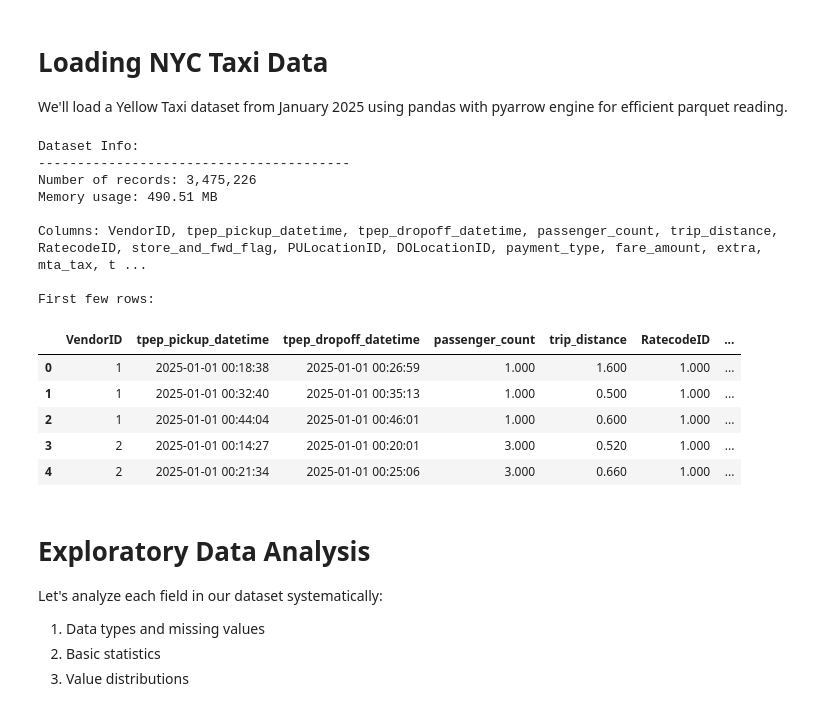
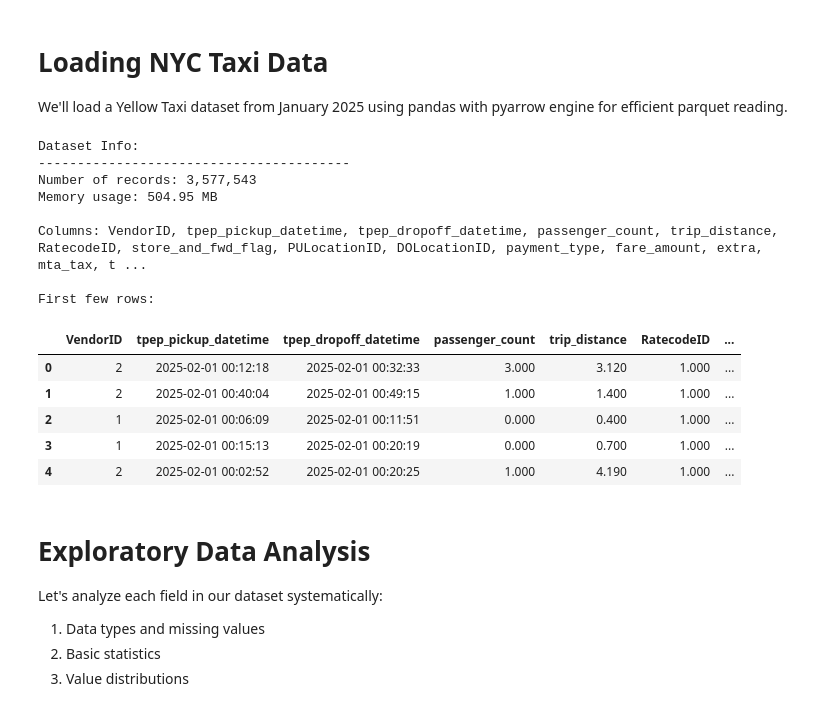
Before and after one commit to kosmobiker/taxi-analytics, a Jupyter notebook: notebooks/playground.ipynb, the cells around one changed output. Saved outputs shown, nothing was run; the diff lists cells and outputs as text; code cells hidden in the pictures.

```diff
--- a/notebooks/playground.ipynb
+++ b/notebooks/playground.ipynb
@@ -15,40 +15,40 @@ We'll load a Yellow Taxi dataset from January 2025 using pandas with pyarrow eng
 # %%
 # Set up the file path
 data_dir = Path("../data")
-file_path = data_dir / "yellow_tripdata_2025-01.parquet"
+file_path = data_dir / "yellow_tripdata_2025-02.parquet"
 
 # Read the parquet file
 try:
     df = pd.read_parquet(file_path)
 
     # Display basic information about the dataset
     print("Dataset Info:")
     print("-" * 40)
     print(f"Number of records: {len(df):,}")
     print(f"Memory usage: {df.memory_usage().sum() / 1024**2:.2f} MB")
     print(f"\nColumns: {', '.join(df.columns)}")
     print("\nFirst few rows:")
     display(df.head())
 
 except FileNotFoundError:
     print(f"Error: File not found at {file_path}")
 except Exception as e:
     print(f"Error loading the file: {str(e)}")
 # %% [output]
 Dataset Info:
 ----------------------------------------
-Number of records: 3,475,226
-Memory usage: 490.51 MB
+Number of records: 3,577,543
+Memory usage: 504.95 MB
 
 Columns: VendorID, tpep_pickup_datetime, tpep_dropoff_datetime, passenger_count, trip_distance, RatecodeID, store_and_fwd_flag, PULocationID, DOLocationID, payment_type, fare_amount, extra, mta_tax, t ...
 
 First few rows:
 |  | VendorID | tpep_pickup_datetime | tpep_dropoff_datetime | passenger_count | trip_distance | RatecodeID | ... |
-| 0 | 1 | 2025-01-01 00:18:38 | 2025-01-01 00:26:59 | 1.000 | 1.600 | 1.000 | ... |
-| 1 | 1 | 2025-01-01 00:32:40 | 2025-01-01 00:35:13 | 1.000 | 0.500 | 1.000 | ... |
-| 2 | 1 | 2025-01-01 00:44:04 | 2025-01-01 00:46:01 | 1.000 | 0.600 | 1.000 | ... |
-| 3 | 2 | 2025-01-01 00:14:27 | 2025-01-01 00:20:01 | 3.000 | 0.520 | 1.000 | ... |
-| 4 | 2 | 2025-01-01 00:21:34 | 2025-01-01 00:25:06 | 3.000 | 0.660 | 1.000 | ... |
+| 0 | 2 | 2025-02-01 00:12:18 | 2025-02-01 00:32:33 | 3.000 | 3.120 | 1.000 | ... |
+| 1 | 2 | 2025-02-01 00:40:04 | 2025-02-01 00:49:15 | 1.000 | 1.400 | 1.000 | ... |
+| 2 | 1 | 2025-02-01 00:06:09 | 2025-02-01 00:11:51 | 0.000 | 0.400 | 1.000 | ... |
+| 3 | 1 | 2025-02-01 00:15:13 | 2025-02-01 00:20:19 | 0.000 | 0.700 | 1.000 | ... |
+| 4 | 2 | 2025-02-01 00:02:52 | 2025-02-01 00:20:25 | 1.000 | 4.190 | 1.000 | ... |
 # %% [markdown]
 # Exploratory Data Analysis
 
```
Also changed, not shown: parts of 1 cell of this notebook, 7 other files.
